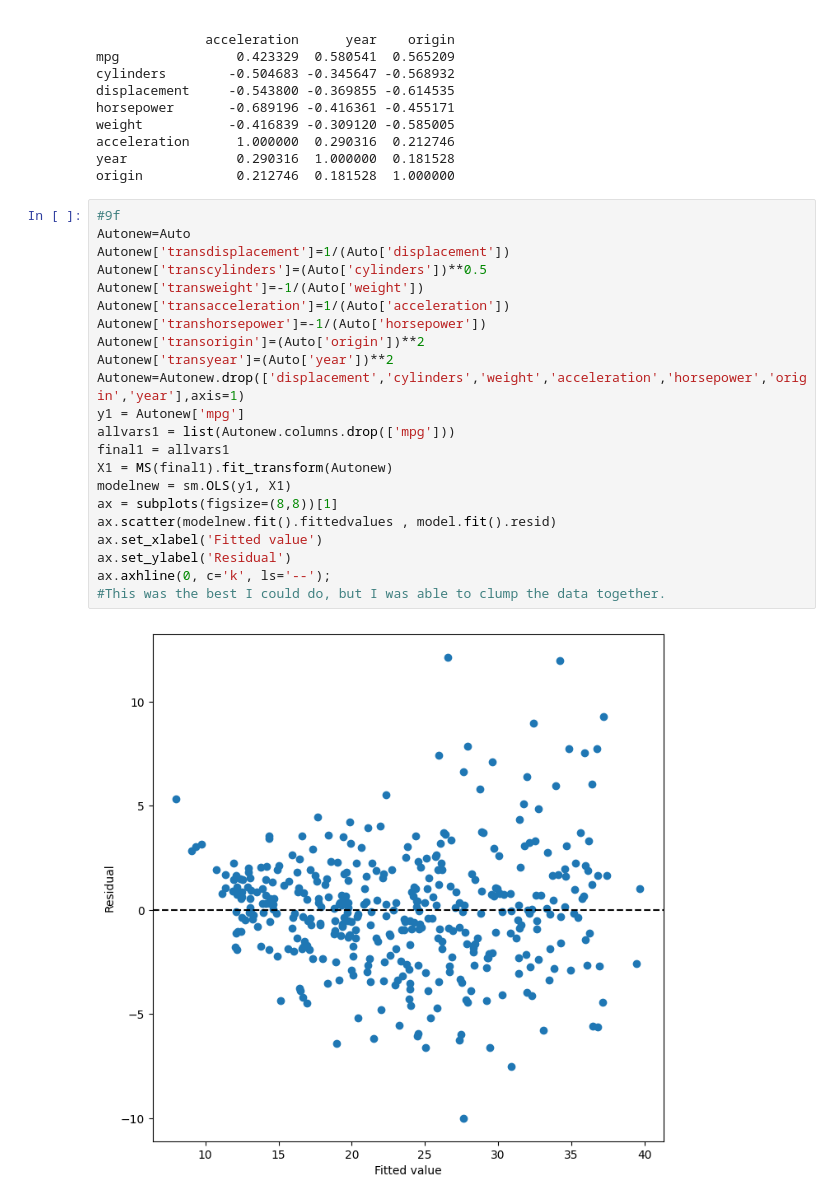
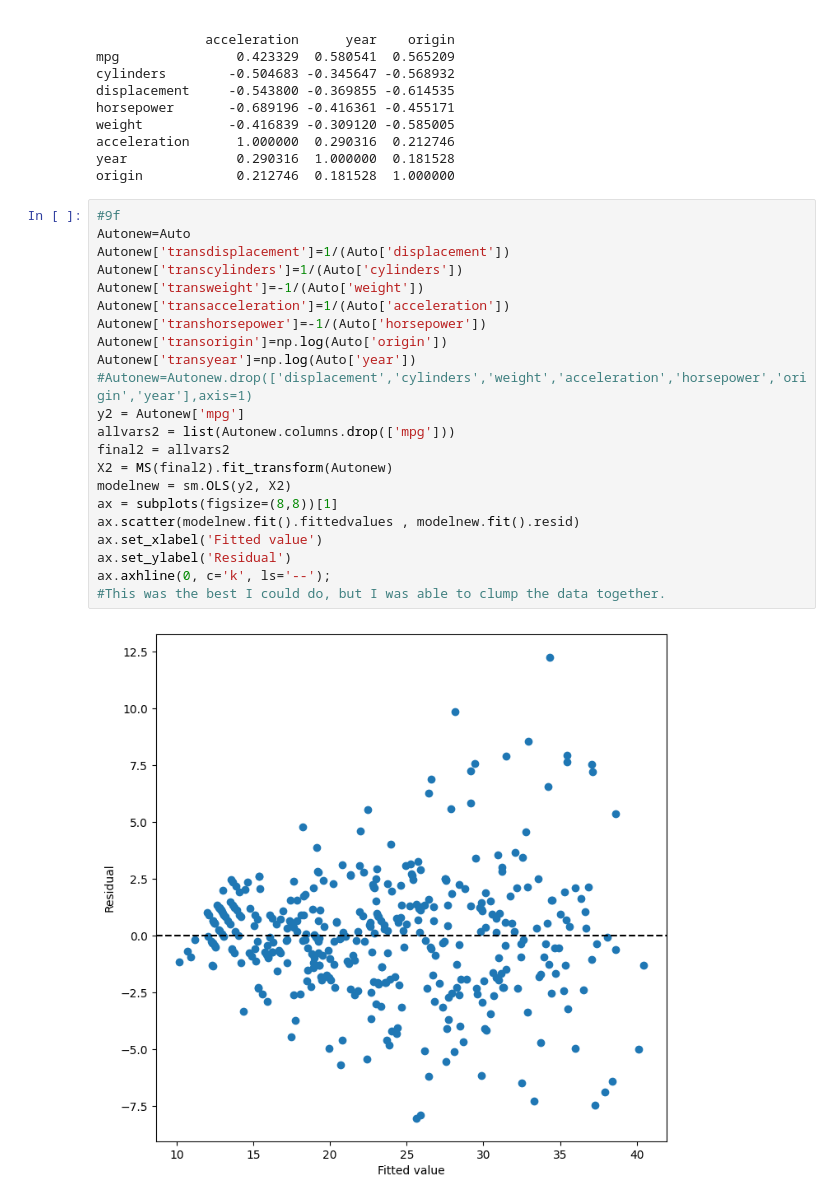
Before and after one commit to benjaminsacks/STAT702, a Jupyter notebook: homework2/ISLP_C3_Q8_Q9.ipynb, the cells around one changed output. Drawn from its saved outputs; the diff is of its cells as text.

```diff
--- a/homework2/ISLP_C3_Q8_Q9.ipynb
+++ b/homework2/ISLP_C3_Q8_Q9.ipynb
@@ -324,27 +343,27 @@ origin            0.212746  0.181528  1.000000
 # %%
 #9f
 Autonew=Auto
 Autonew['transdisplacement']=1/(Auto['displacement'])
-Autonew['transcylinders']=(Auto['cylinders'])**0.5
+Autonew['transcylinders']=1/(Auto['cylinders'])
 Autonew['transweight']=-1/(Auto['weight'])
 Autonew['transacceleration']=1/(Auto['acceleration'])
 Autonew['transhorsepower']=-1/(Auto['horsepower'])
-Autonew['transorigin']=(Auto['origin'])**2
-Autonew['transyear']=(Auto['year'])**2
-Autonew=Autonew.drop(['displacement','cylinders','weight','acceleration','horsepower','origin','year'],axis=1)
-y1 = Autonew['mpg']
-allvars1 = list(Autonew.columns.drop(['mpg']))
-final1 = allvars1
-X1 = MS(final1).fit_transform(Autonew)
-modelnew = sm.OLS(y1, X1)
+Autonew['transorigin']=np.log(Auto['origin'])
+Autonew['transyear']=np.log(Auto['year'])
+#Autonew=Autonew.drop(['displacement','cylinders','weight','acceleration','horsepower','origin','year'],axis=1)
+y2 = Autonew['mpg']
+allvars2 = list(Autonew.columns.drop(['mpg']))
+final2 = allvars2
+X2 = MS(final2).fit_transform(Autonew)
+modelnew = sm.OLS(y2, X2)
 ax = subplots(figsize=(8,8))[1]
-ax.scatter(modelnew.fit().fittedvalues , model.fit().resid)
+ax.scatter(modelnew.fit().fittedvalues , modelnew.fit().resid)
 ax.set_xlabel('Fitted value')
 ax.set_ylabel('Residual')
 ax.axhline(0, c='k', ls='--');
 #This was the best I could do, but I was able to clump the data together.
 # %% [output]
-[figure, old version]
+[figure, new version]
 # %%
 ax = subplots(figsize=(8,8))[1]
 ax.scatter(model.fit().fittedvalues , model.fit().resid)
```
Also changed, not shown: parts of 6 cells of this notebook.
